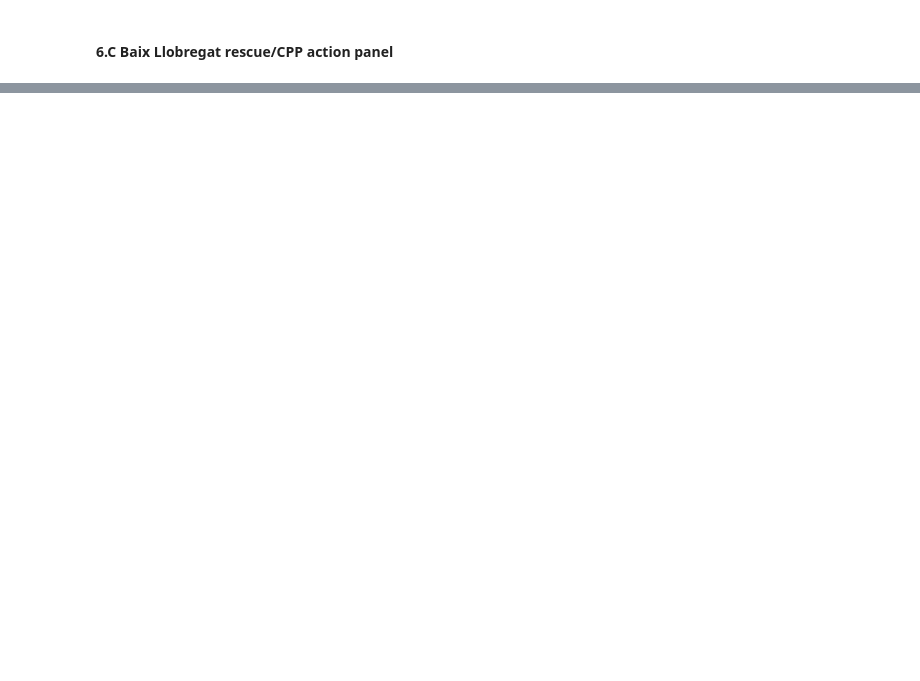
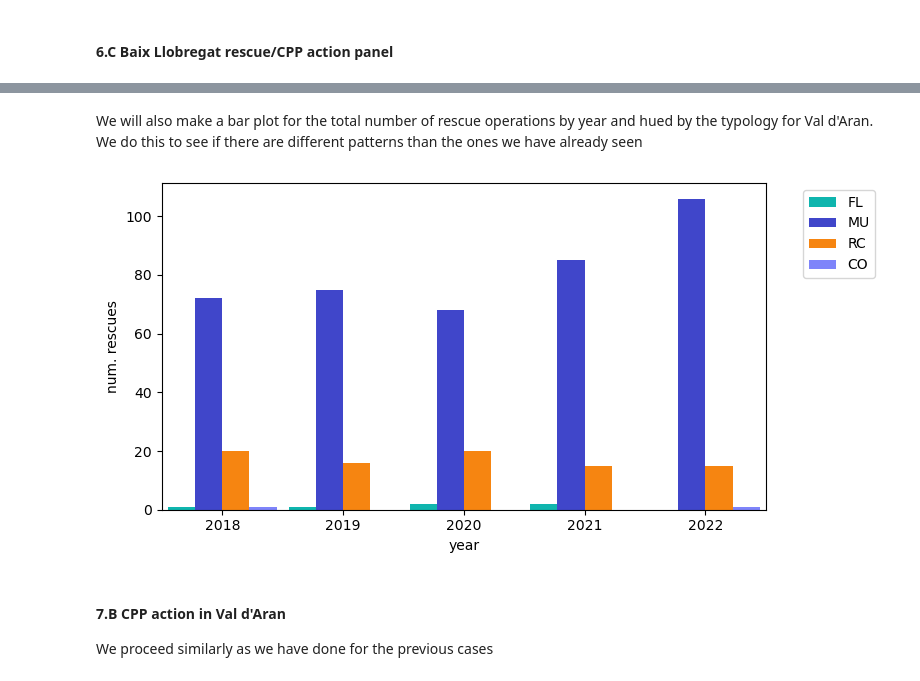
Before and after one commit to belenmvinhas/AVDM_ioib, a Jupyter notebook: ot/civil_protection_plans.ipynb, the cells around one changed output, grey strips where cells are left out. Cells and saved outputs as stored; diff of their text form; code cells hidden in the pictures; blank space fills up the shorter version.

```diff
--- a/ot/civil_protection_plans.ipynb
+++ b/ot/civil_protection_plans.ipynb
@@ -925,0 +936,2 @@ plt.show()
+# %%
+resc_filt_va = filt_rescues[filt_rescues["NOM_COMARCA"] == "Val d'Aran"].drop(columns = columns).copy(deep = True)
@@ -925,0 +956,5 @@ plt.show()
+# %%
+grouped_by_years_va = resc_filt_va.groupby(by = ["ANY", "TAL_COD_ALARMA2"]).count().drop(columns = ["LONGITUD", "LATITUD", "GEOREFERÈNCIA"])
+grouped_by_years_va.drop(columns = ['TAL_NOM_ALARMA'], inplace = True)
+grouped_by_years_va.rename(columns = {'MUNICIPI':'NUM_ACTIONS'}, inplace = True)
+grouped_by_years_va
@@ -925,0 +980,24 @@ plt.show()
+# %% [markdown]
+We will also make a bar plot for the total number of rescue operations by year and hued by the typology for Val d'Aran. We do this to see if there are different patterns than the ones we have already seen
+# %%
+# Create a bar plot. Use a colorblind palette to represent categorical data.
+plt.figure(figsize=(8, 4))
+hue_order = ["FL", "MU", "RC", "CO"]
+colors = ["#0fb5ae", "#4046ca", "#f68511", "#7e84fa"]
+customPalette = sns.set_palette(sns.color_palette(colors))
+sns.barplot(x='ANY', y='NUM_ACTIONS', hue='TAL_COD_ALARMA2', hue_order = hue_order, data=grouped_by_years_va, palette = customPalette, saturation = 1, width = 0.9)
+
+# Set plot labels and title
+plt.xlabel('year')
+plt.ylabel('num. rescues')
+plt.legend(bbox_to_anchor=(1.05, 1), loc='upper left')
+
+# Save and show the plot
+plt.tight_layout()
+plt.savefig("figures/rescue_val_d_aran.pdf")
+plt.show()
+# %% [output]
+[figure, added]
+# %% [markdown]
+#### 7.B CPP action in Val d'Aran
+We proceed similarly as we have done for the previous cases
```
Also changed, not shown: parts of 16 cells of this notebook, 11 other files.
